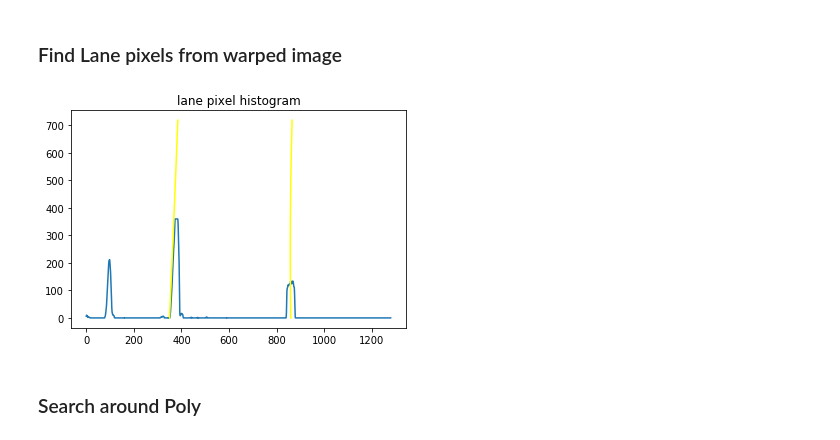
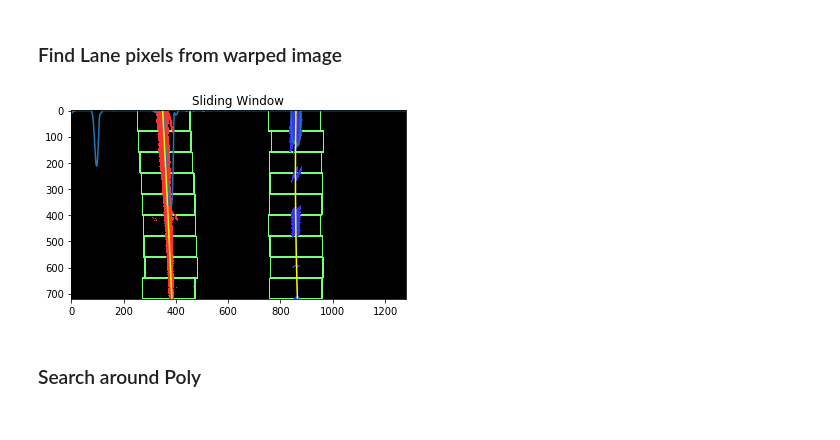
Before and after one commit to Varadharajan88/CarND-Advanced-Lane-Lines, a Jupyter notebook: examples/example.ipynb, the cells around one changed output. Drawn from its saved outputs; the diff is of its cells as text; code cells hidden in the pictures.

Commit message:
project lane lines is working, working on adding the image & video pipeline

```diff
--- a/examples/example.ipynb
+++ b/examples/example.ipynb
@@ -342,11 +342,12 @@ def perspective_transform(input_img):
     # Get Perspective Transform matrix
     M = cv2.getPerspectiveTransform(src, dst)
     print(M)
+    Minv = cv2.getPerspectiveTransform(dst, src)
 
     warped = cv2.warpPerspective(input_img, M, (width, height), flags=cv2.INTER_LINEAR)
-    return warped
+    return warped, M, Minv
 
-warped_img = perspective_transform(color_grad_img)
+warped_img, M, Minv = perspective_transform(color_grad_img)
 disp_gray_img("warped", warped_img)
 # %% [output]
 [[ 575.  460.]
@@ -468,34 +469,35 @@ def fit_polynomial(binary_warped):
     rightC.append(right_fit[2])
 
     left_fit_ = np.empty(3)
     left_fit_[0] = np.mean(leftA[-10:])
     left_fit_[1] = np.mean(leftB[-10:])
     left_fit_[2] = np.mean(leftC[-10:])
 
     right_fit_ = np.empty(3)
     right_fit_[0] = np.mean(rightA[-10:])
     right_fit_[1] = np.mean(rightB[-10:])
     right_fit_[2] = np.mean(rightC[-10:])
 
     # Generate x and y values for plotting
     ploty = np.linspace(0, binary_warped.shape[0] - 1, binary_warped.shape[0])
     left_fitx = left_fit_[0] * ploty ** 2 + left_fit_[1] * ploty + left_fit_[2]
     right_fitx = right_fit_[0] * ploty ** 2 + right_fit_[1] * ploty + right_fit_[2]
 
     ## Visualization ##
     # Colors in the left and right lane regions
     out_img[lefty, leftx] = [255, 50, 50]
     out_img[righty, rightx] = [50, 50, 255]
 
     # Plots the left and right polynomials on the lane lines
     plt.plot(left_fitx, ploty, color='yellow')
     plt.plot(right_fitx, ploty, color='yellow')
 
     return out_img, left_fitx, right_fitx, left_fit_, right_fit_, ploty
 
 out_img, left_fitx, right_fitx, left_fit_, right_fit_, ploty = fit_polynomial(warped_img)
+disp_img('Sliding Window', out_img)
 # %% [output]
-[figure, old version]
+[figure, new version]
 # %% [markdown]
 ### Search around Poly
 # %% [markdown]
```
Also changed, not shown: parts of 6 cells of this notebook.
